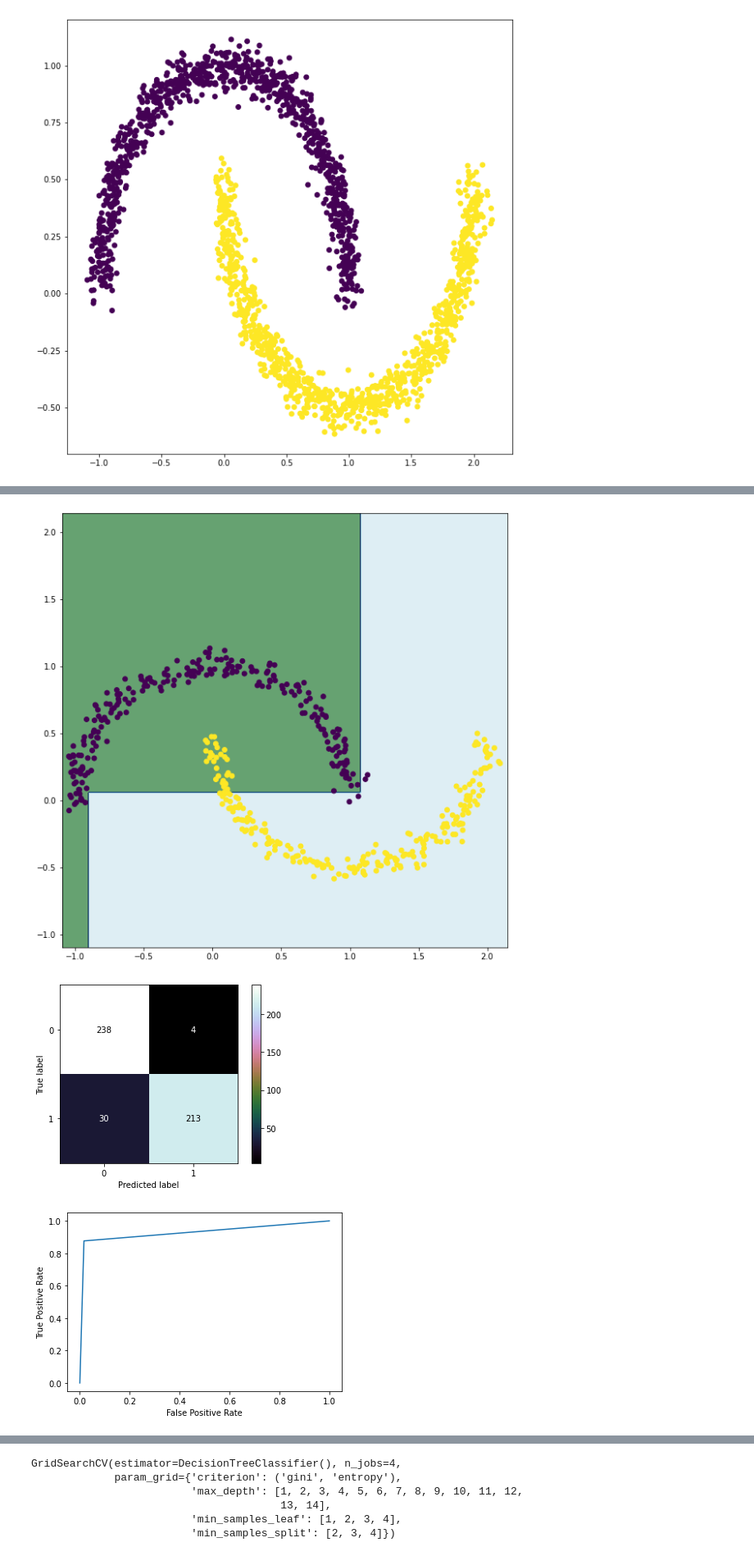
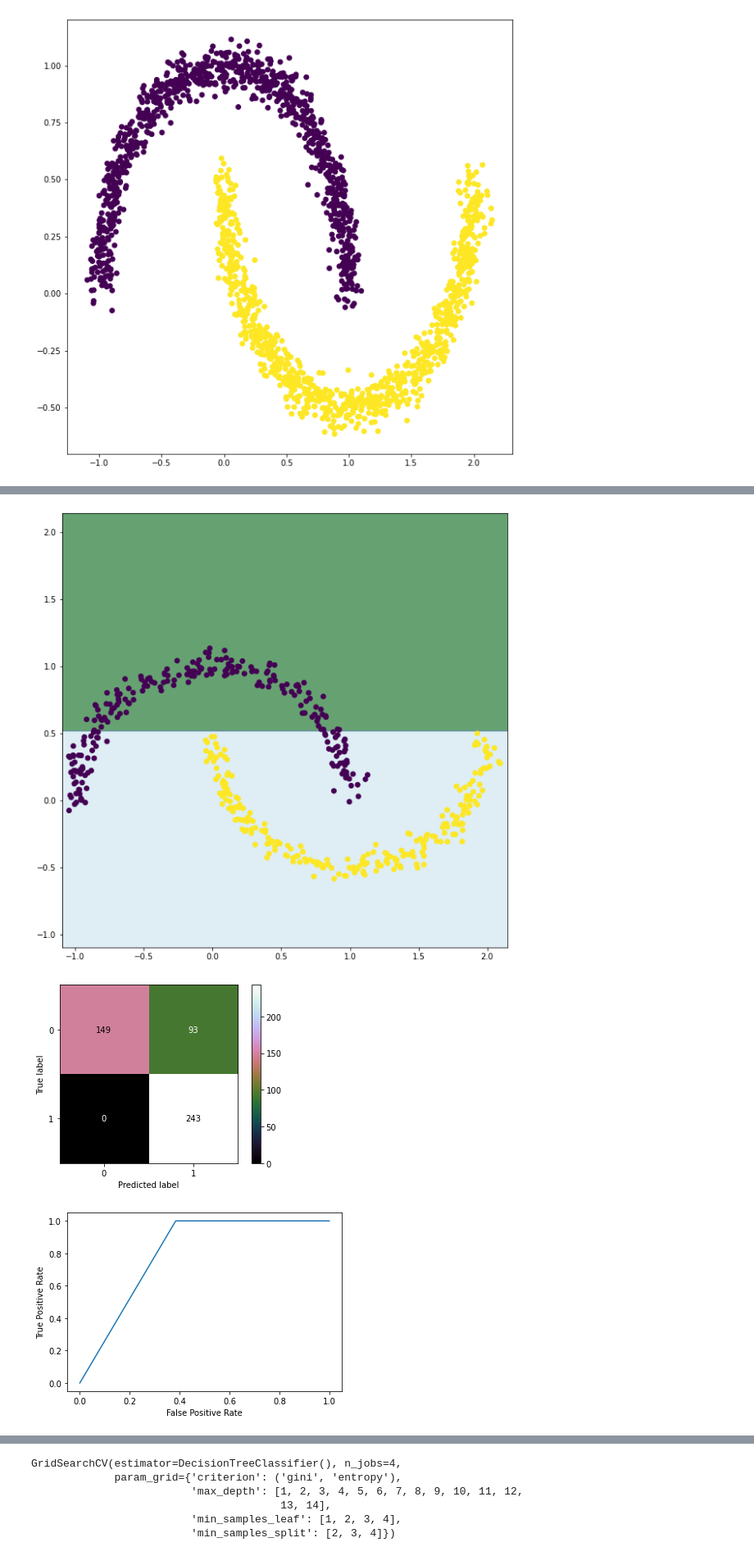
Before and after one commit to jakub-kowalik/PUM, a Jupyter notebook: lab5/lab5.ipynb, the cells around one changed output, grey strips where cells are left out. Shown at 82% size. Saved outputs shown, nothing was run; the diff lists cells and outputs as text; code cells hidden in the pictures.

```diff
--- a/lab5/lab5.ipynb
+++ b/lab5/lab5.ipynb
@@ -366,7 +389,7 @@ BA score: 0.9690677821990954
 [figure]
 [figure]
 # %%
-model = MyDecisionTreeClassifier(max_depth=3, min_samples_split=2)
+model = MyDecisionTreeClassifier(max_depth=2, min_samples_split=2)
 
 czasek = time.perf_counter()
 for i in range(10):
@@ -387,0 +411,9 @@ BA score: 0.9649440533278917
+# %%
+model = DecisionTreeClassifier(max_depth=samples, min_samples_split=2)
+
+czasek = time.perf_counter()
+for i in range(10):
+    tree_function(model, X_train, y_train, X_test, y_test, True)
+print('Czas wykonania sklearn:', (time.perf_counter() - czasek))
+
+tree_function(model, X_train, y_train, X_test, y_test)
@@ -387,0 +431,9 @@ BA score: 0.9649440533278917
+# %%
+model = MyDecisionTreeClassifier(max_depth=samples, min_samples_split=2)
+
+czasek = time.perf_counter()
+for i in range(10):
+    tree_function(model, X_train, y_train, X_test, y_test, True)
+print('Czas wykonania sklearn:', (time.perf_counter() - czasek))
+
+tree_function(model, X_train, y_train, X_test, y_test)
@@ -410,7 +473,7 @@ plt.scatter(X_train[:, 0], X_train[:, 1], c=y_train)
 <matplotlib.collections.PathCollection at 0x...>
 [figure]
 # %%
-model = DecisionTreeClassifier(max_depth=3, min_samples_split=2)
+model = DecisionTreeClassifier(max_depth=1, min_samples_split=2)
 
 czasek = time.perf_counter()
 for i in range(10):
@@ -432,5 +495,5 @@ BA score: 0.934139373533313
 # %%
-model = MyDecisionTreeClassifier(max_depth=3, min_samples_split=2)
+model = MyDecisionTreeClassifier(max_depth=1, min_samples_split=2)
 
 czasek = time.perf_counter()
 for i in range(10):
@@ -449,3 +512,3 @@ BA score: 0.9300071421283542
-[figure, old version]
+[figure, new version]
-[figure, old version]
+[figure, new version]
-[figure, old version]
+[figure, new version]
```
Also changed, not shown: parts of 28 cells of this notebook, 3 other files.
